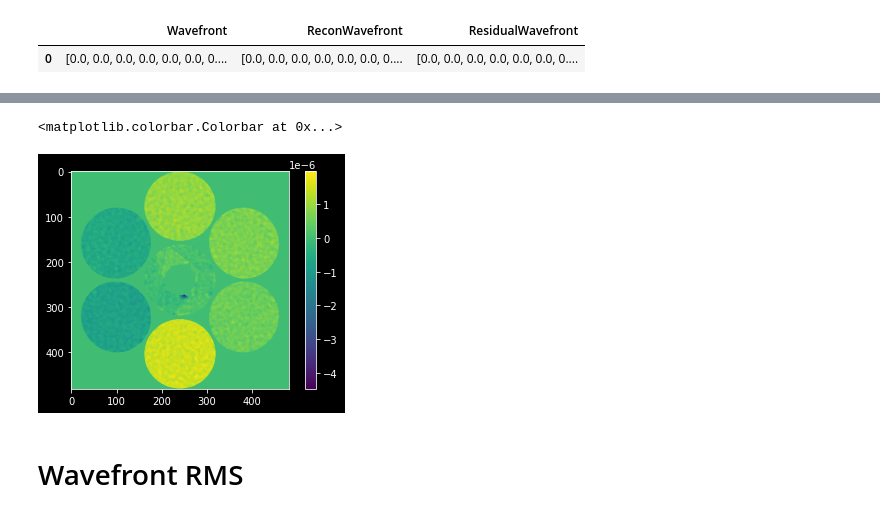
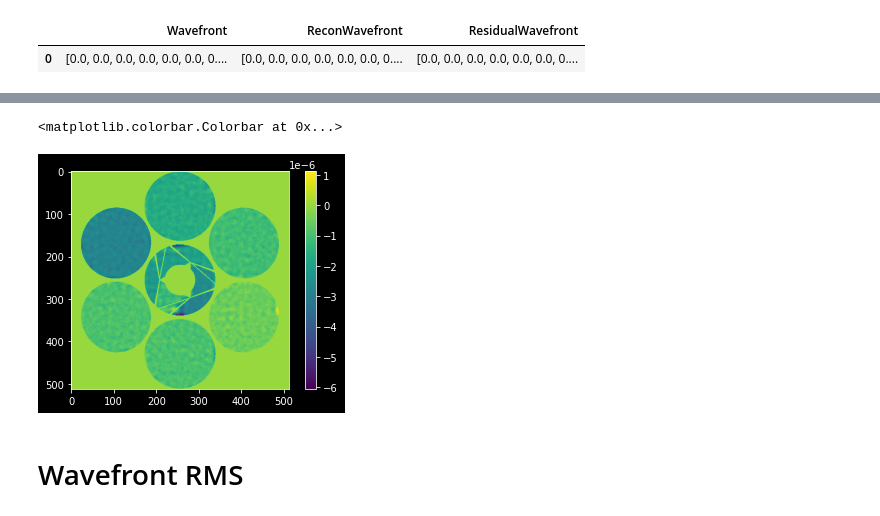
Before and after one commit to rconan/dos101, a Jupyter notebook: data.ipynb, the cells around one changed output, grey strips where cells are left out. Drawn from its saved outputs; the diff is of its cells as text; code cells hidden in the pictures.

```diff
--- a/data.ipynb
+++ b/data.ipynb
@@ -21,7 +25,7 @@ data.tail()
 # %% [markdown]
 # Last step wavefronts
 # %%
-wavefront = pd.read_parquet("ngao-wavefront.parquet")
+wavefront = pd.read_parquet(f"{opm}-wavefront.parquet")
 wavefront
 # %% [output]
 |  | Wavefront | ReconWavefront | ResidualWavefront |
@@ -37,9 +49,9 @@ fig.colorbar(h,ax=ax)
 # %%
-plt.imshow(np.vstack(wavefront["ResidualWavefront"])[-1].reshape(-1,60*8+1))
+plt.imshow(np.vstack(wavefront["ResidualWavefront"])[-1].reshape(-1,512))
 plt.colorbar()
 # %% [output]
 <matplotlib.colorbar.Colorbar at 0x...>
-[figure, old version]
+[figure, new version]
 # %% [markdown]
 # Wavefront RMS
 # %%
```
Also changed, not shown: parts of 12 cells of this notebook, 2 other files.
